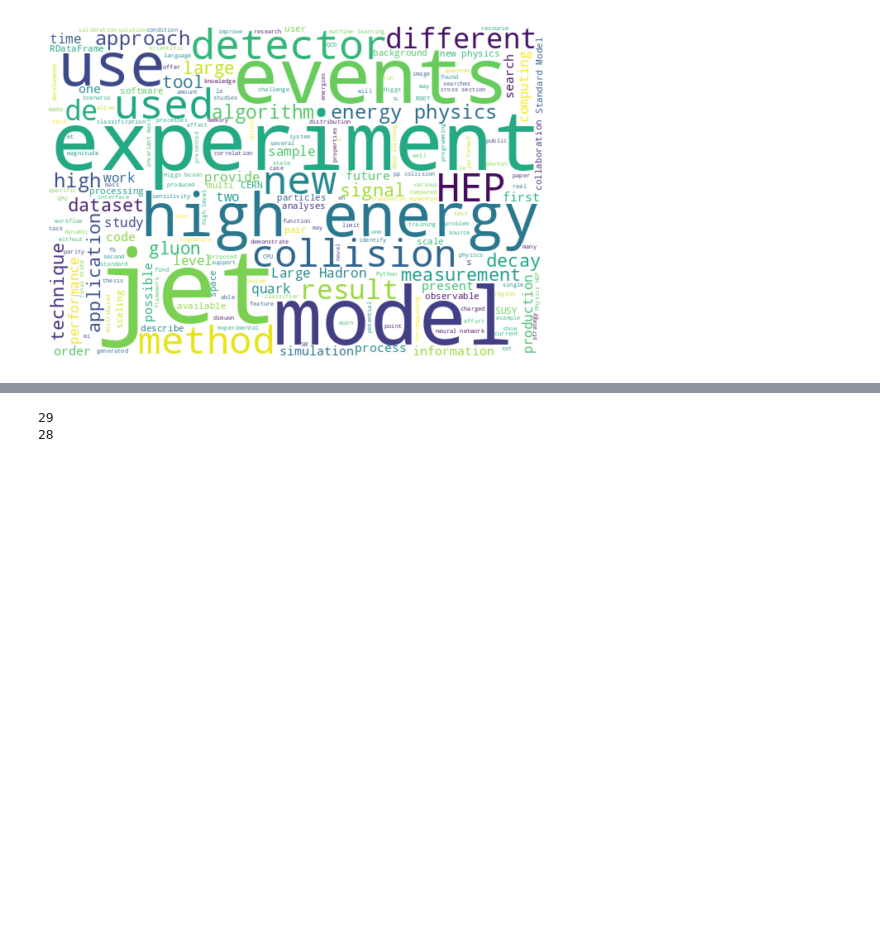
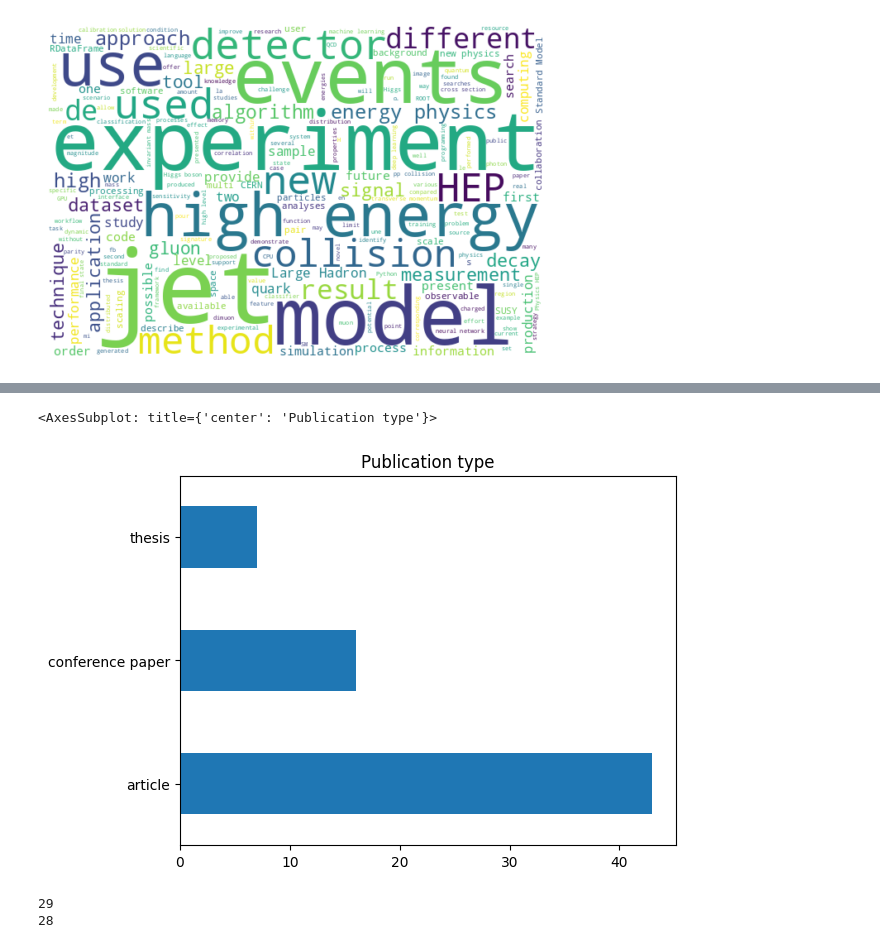
Before and after one commit to cms-dpoa/data-usage, a Jupyter notebook: publications.ipynb, the cells around one changed output, grey strips where cells are left out. Drawn from its saved outputs; the diff is of its cells as text; code cells hidden in the pictures; blank space fills up the shorter version.

Commit message:
add publication type

```diff
--- a/publications.ipynb
+++ b/publications.ipynb
@@ -380,3 +380,11 @@ pd.Series(publications).value_counts(sort=False).plot(
+# %%
+idf['document_type'].value_counts(sort=False).plot(
+    kind='barh',
+    title='Publication type'
+)
+# %% [output]
+<AxesSubplot: title={'center': 'Publication type'}>
+[figure, added]
 # %%
 adf = process_dataframe('data/arxiv.json')
 # %% [output]
```
Also changed, not shown: parts of 24 cells of this notebook.
